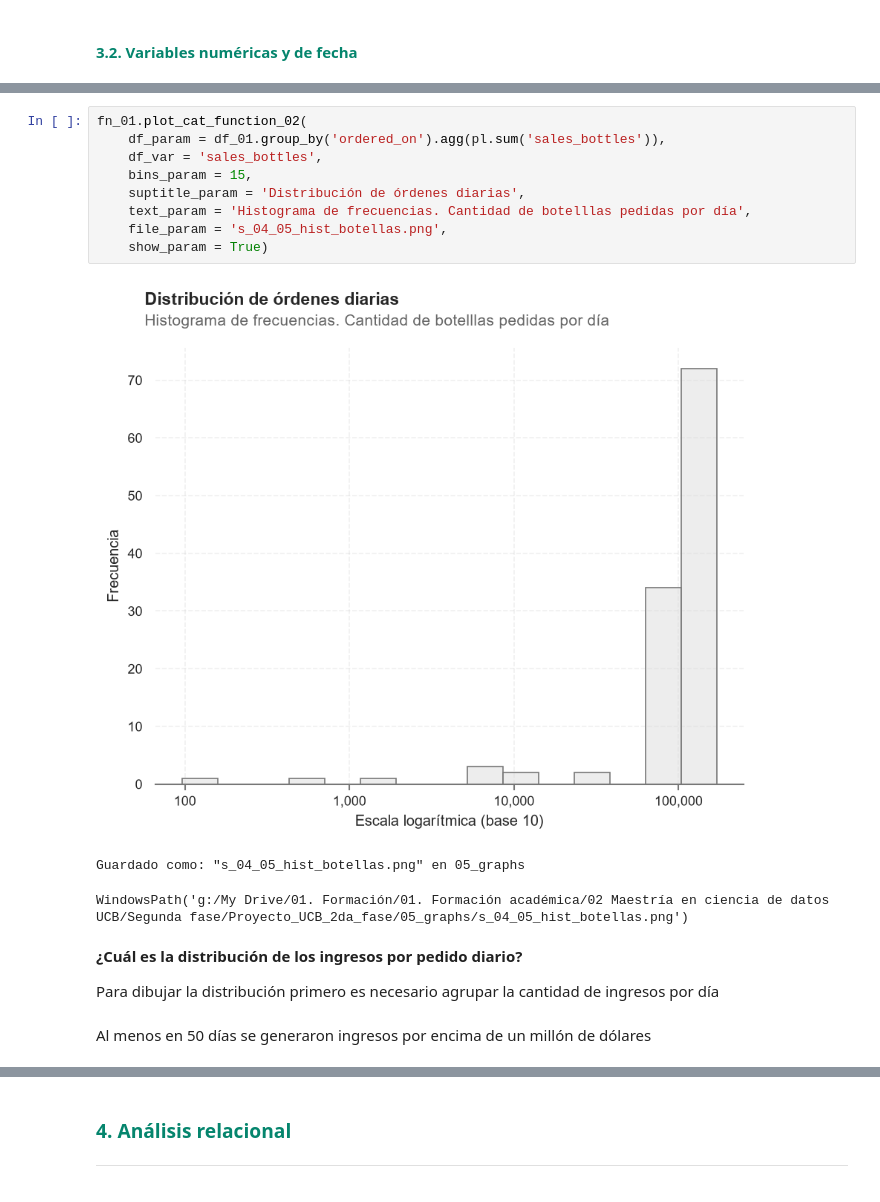
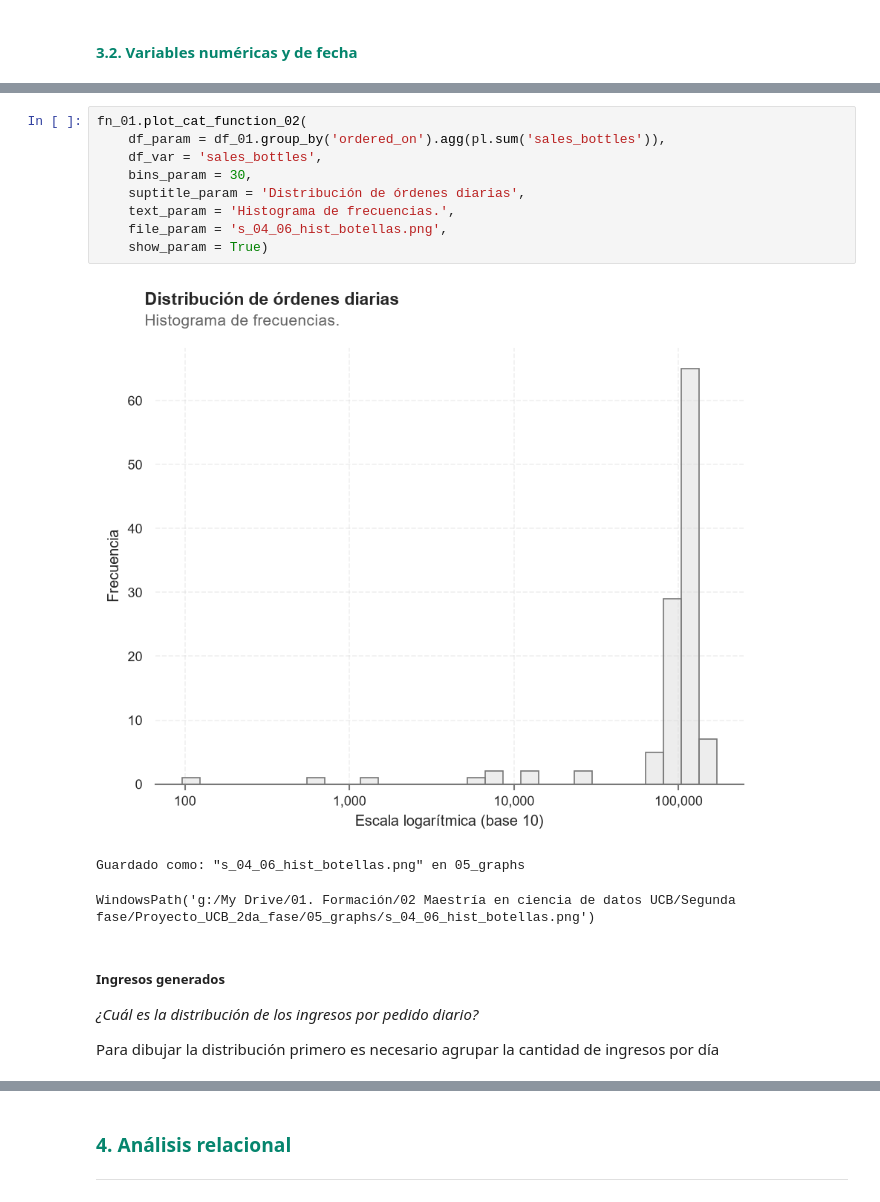
Before and after one commit to charliebrown007/Proyecto_UCB_2da_fase, a Jupyter notebook: 03_scripts/s_04_Fase_02.ipynb, the cells around one changed output, grey strips where cells are left out. Saved outputs shown, nothing was run; the diff lists cells and outputs as text.

```diff
--- a/03_scripts/s_04_Fase_02.ipynb
+++ b/03_scripts/s_04_Fase_02.ipynb
@@ -319,19 +332,20 @@ shape: (9, 2)
 # %%
 fn_01.plot_cat_function_02(
     df_param = df_01.group_by('ordered_on').agg(pl.sum('sales_bottles')),
     df_var = 'sales_bottles',
-    bins_param = 15,
+    bins_param = 30,
     suptitle_param = 'Distribución de órdenes diarias',
-    text_param = 'Histograma de frecuencias. Cantidad de botelllas pedidas por día',
-    file_param = 's_04_05_hist_botellas.png',
+    text_param = 'Histograma de frecuencias.',
+    file_param = 's_04_06_hist_botellas.png',
     show_param = True)
 # %% [output]
-[figure, old version]
+[figure, new version]
-Guardado como: "s_04_05_hist_botellas.png" en 05_graphs
+Guardado como: "s_04_06_hist_botellas.png" en 05_graphs
-WindowsPath('g:/My Drive/01. Formación/01. Formación académica/02 Maestría en ciencia de datos UCB/Segunda fase/Proyecto_UCB_2da_fase/05_graphs/s_04_05_hist_botellas.png')
+WindowsPath('g:/My Drive/01. Formación/02 Maestría en ciencia de datos UCB/Segunda fase/Proyecto_UCB_2da_fase/05_graphs/s_04_06_hist_botellas.png')
 # %% [markdown]
-**¿Cuál es la distribución de los ingresos por pedido diario?**
+
+<h5 style="font-weight: bold">Ingresos generados</h5>
+
+*¿Cuál es la distribución de los ingresos por pedido diario?*
 
 Para dibujar la distribución primero es necesario agrupar la cantidad de ingresos por día
-# %% [markdown]
-Al menos en 50 días se generaron ingresos por encima de un millón de dólares
```
Also changed, not shown: parts of 23 cells of this notebook, 7 other files.
